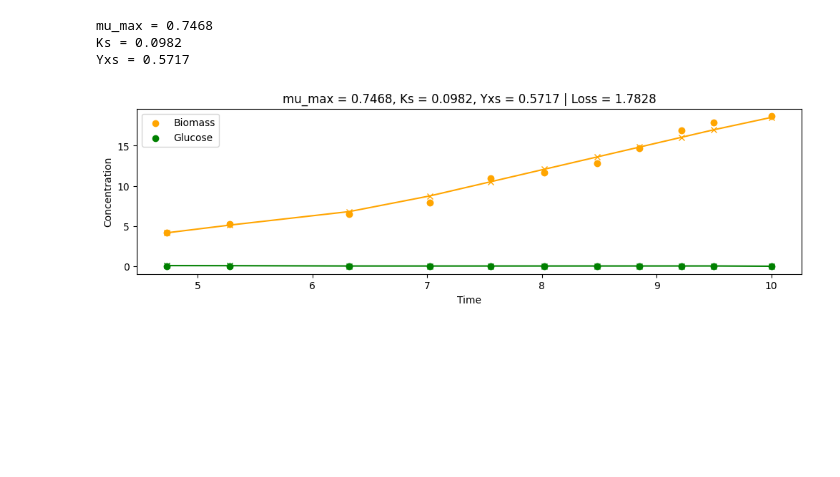
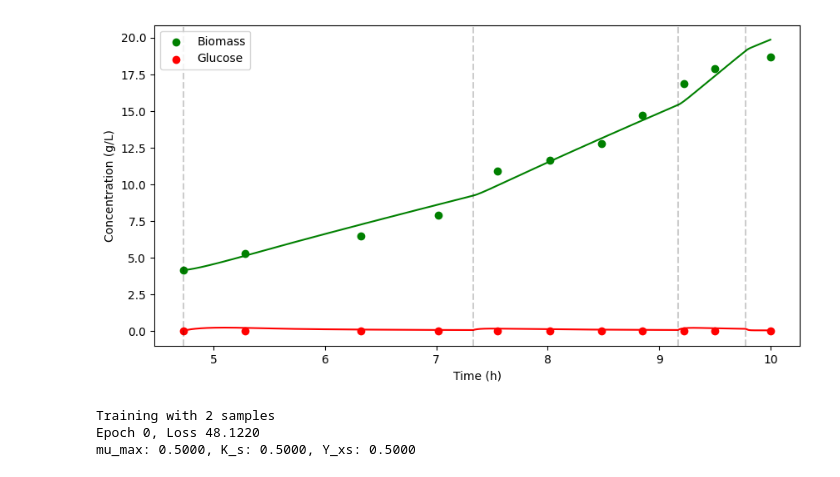
Before and after one commit to costasmexis/dynamic-modeling, a Jupyter notebook: fedbatch/Notebook_fedbatch_main.ipynb, the cells around one changed output. Drawn from its saved outputs; the diff is of its cells as text; code cells hidden in the pictures; blank space fills up the shorter version.

```diff
--- a/fedbatch/Notebook_fedbatch_main.ipynb
+++ b/fedbatch/Notebook_fedbatch_main.ipynb
@@ -55,15 +66,58 @@ Early stopping at epoch 8785
+# %%
+t_start = full_df["RTime"].iloc[0]
+t_end = full_df["RTime"].iloc[-1]
+IC = [full_df["Biomass"].iloc[0], full_df["Glucose"].iloc[0], V0]
+sol_df = simulate(
+    feeds,
+    0.724,
+    0.160,
+    0.660,
+    S_IN,
+    t_start,
+    t_end,
+    NUM_SAMPLES=1000,
+    IC=IC,
+    return_df=True
+)
+
+plt.figure(figsize=(10, 5))
+plt.scatter(full_df["RTime"], full_df["Biomass"], label="Biomass", color='green')
+plt.plot(sol_df["RTime"], sol_df["Biomass"], label="_Biomass", color='green')
+plt.scatter(full_df["RTime"], full_df["Glucose"], label="Glucose", color='red')
+plt.plot(sol_df["RTime"], sol_df["Glucose"], label="_Glucose", color='red')
+# Plot vertical lines on feed times
+for feed_time in feeds["Time"]:
+    plt.axvline(feed_time, color='black', alpha=0.2, linestyle='--')
+plt.xlabel("Time (h)")
+plt.ylabel("Concentration (g/L)")
+plt.legend()
+plt.show()
+# %% [output]
+[figure, added]
 # %%
-print(f"mu_max = {net.mu_max.item():.4f}")
-print(f"Ks = {net.K_s.item():.4f}")
-print(f"Yxs = {net.Y_xs.item():.4f}")
+for i in range(2, len(full_df)+1):
+    print(f"Training with {i} samples")
+    train_df = full_df.iloc[:i]
+    net, u_pred, loss = main(train_df=train_df, full_df=full_df, feeds=feeds, Sin=S_IN, V0=V0, num_epochs=30000, verbose=100)
 
-title = f"mu_max = {net.mu_max.item():.4f}, Ks = {net.K_s.item():.4f}, Yxs = {net.Y_xs.item():.4f} | Loss = {loss:.4f}"
-plot_net_predictions(full_df=full_df, train_df=train_df, u_pred=u_pred, title=title)
+    # Clip u_pred to be positive
+    u_pred[u_pred < 0] = 0
+
+    print(f"mu_max = {net.mu_max.item():.4f}")
+    print(f"Ks = {net.K_s.item():.4f}")
+    print(f"Yxs = {net.Y_xs.item():.4f}")
+
+    title = f"mu_max = {net.mu_max.item():.4f}, Ks = {net.K_s.item():.4f}, Yxs = {net.Y_xs.item():.4f} | Loss = {loss:.4f}"
+    plot_net_predictions(full_df=full_df, train_df=train_df, u_pred=u_pred, title=title)
+
+    validate_predictions(full_df=full_df, u_pred=u_pred, i=i)
+
+    # Save u_pred to file
+    u_pred.to_csv(f"./temp/u_pred_{i}.csv", index=False)
 # %% [output]
-mu_max = 0.7468
-Ks = 0.0982
-Yxs = 0.5717
+Training with 2 samples
+Epoch 0, Loss 48.1220
+mu_max: 0.5000, K_s: 0.5000, Y_xs: 0.5000
-[figure, removed]
 # %%
 t_start = full_df["RTime"].iloc[0]
 t_end = full_df["RTime"].iloc[-1]
```
Also changed, not shown: parts of 6 cells of this notebook, 3 other files.
